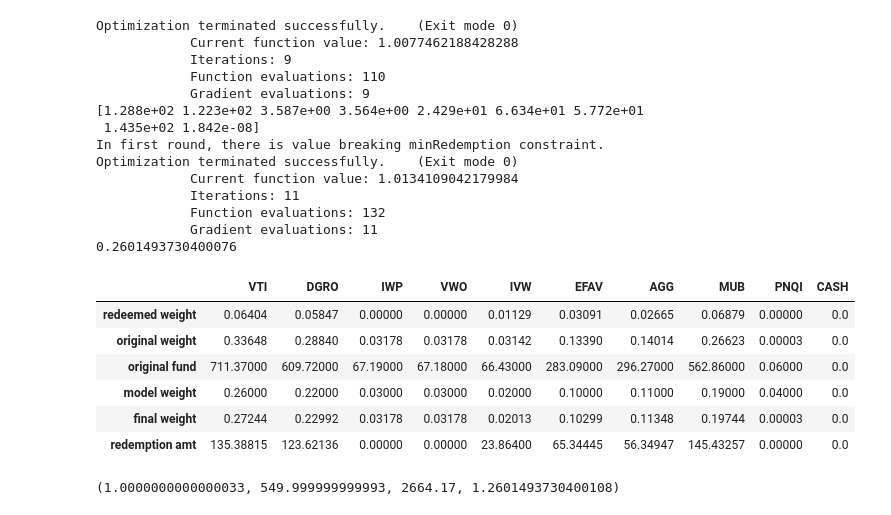
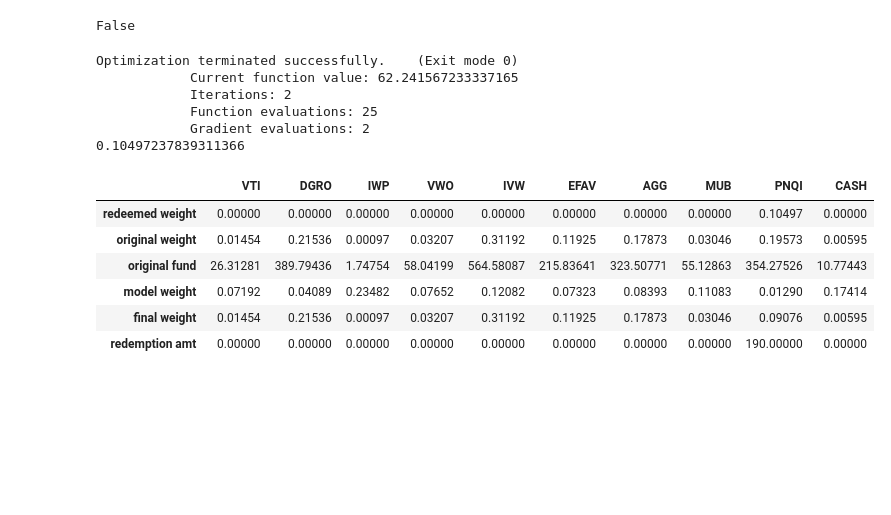
Before and after one commit to ukunliu/MODS203, a Jupyter notebook: invest.ipynb, the cells around one changed output. Cells and saved outputs as stored; diff of their text form; code cells hidden in the pictures; blank space fills up the shorter version.

```diff
--- a/invest.ipynb
+++ b/invest.ipynb
@@ -454,19 +463,3 @@ input = {
     }
   ]
 }
-# %%
-details = input["goals"][0]['goalDetails']
-ptfls = input["goals"][0]['modelPortfolioDetails']
-orderAmt = float(input["goals"][0]['orderAmount'])
-
-tcs = readDetail(details)
-pfs = readPtfls(ptfls)
-tcsComp = complete(tcs, pfs)
-
-fund = np.asarray([float(i.value) for i in tcsComp])
-fund.sum()
-a = [17.73, 9.84,11.89, 11.90, 0.00, 0.54, 10.60, 0.00, 37.50, 0.00] # initial invest
-x0 = np.array(a)/(fund.sum()+100) # initial weight
-mw = np.asarray([float(i.weight)+np.finfo(np.double).tiny for i in tcsComp])
-xn = x0 / mw
-# xn.sum()
@@ -476,0 +507,20 @@ orderAmt / (np.asarray([float(i.value) for i in tcsComp]).sum() + orderAmt)
+# %%
+tcsComp2 = copy.deepcopy(tcsComp)
+fund2 = 3000
+real_weight = np.random.dirichlet(np.ones(10))
+model_weight = np.random.dirichlet(np.ones(10))
+
+for ind, val in enumerate(tcsComp2):
+  val.value = fund2 * real_weight[ind]
+  val.units = val.value / val.marketprice
+  val.weight = model_weight[ind]
+# %%
+tcsComp3 = copy.deepcopy(tcsComp)
+fund3 = 2000
+real_weight = np.random.dirichlet(np.ones(10))
+model_weight = np.random.dirichlet(np.ones(10))
+
+for ind, val in enumerate(tcsComp3):
+  val.value = fund3 * real_weight[ind]
+  val.units = val.value / val.marketprice
+  val.weight = model_weight[ind]
@@ -630,8 +886,7 @@ def obj_disj(d_cw, currWeight, modelWeight, bnds, deltaWeight):
 # %%
-dist, cw, mw, iw, investAmt, fund, status  = investOptim(tcsComp, 17)
+dist, cw, mw, iw, investAmt, fund, status  = investOptim(tcsComp2, 4)
 df = pd.DataFrame([dist, cw, mw, iw, investAmt])
 df.columns = [i.ticker for i in tcsComp]
 df.index = ['invest weight', 'original weight', 'model weight', 'invested weight', 'topup amt']
-
 df.round(5)
 # %% [output]
@@ -665 +900,5 @@ print('a',n)
+# %%
+status
+# %% [output]
+False
 # %%
@@ -793,37 +1047,26 @@ def easy_redeem(nest_list, orderAmt):
       break
   return redemption, orderAmt
 # %%
-dist, cw, mw, rw, redemptAmt, fund, status  = redempt(tcsComp, 550)
+# 570 = 10 + 560
+dist, cw, mw, rw, redemptAmt, fund, status  = redempt(tcsComp3, 190)
 df = pd.DataFrame([dist, cw, fund, mw, rw, redemptAmt])
 df.columns = [i.ticker for i in tcsComp]
 df.index = ['redeemed weight', 'original weight', 'original fund', 'model weight', 'final weight', 'redemption amt']
 df.round(5)
 # %% [output]
 Optimization terminated successfully.    (Exit mode 0)
-            Current function value: 1.0077462188428288
-            Iterations: 9
-            Function evaluations: 110
-            Gradient evaluations: 9
-[1.288e+02 1.223e+02 3.587e+00 3.564e+00 2.429e+01 6.634e+01 5.772e+01
- 1.435e+02 1.842e-08]
-In first round, there is value breaking minRedemption constraint.
-Optimization terminated successfully.    (Exit mode 0)
-            Current function value: 1.0134109042179984
-            Iterations: 11
-            Function evaluations: 132
-            Gradient evaluations: 11
-0.2601493730400076
+            Current function value: 62.241567233337165
+            Iterations: 2
+            Function evaluations: 25
+            Gradient evaluations: 2
+0.10497237839311366
 |  | VTI | DGRO | IWP | VWO | IVW | EFAV | AGG | MUB | PNQI | CASH |
-| redeemed weight | 0.06404 | 0.05847 | 0.00000 | 0.00000 | 0.01129 | 0.03091 | 0.02665 | 0.06879 | 0.00000 | 0.0 |
-| original weight | 0.33648 | 0.28840 | 0.03178 | 0.03178 | 0.03142 | 0.13390 | 0.14014 | 0.26623 | 0.00003 | 0.0 |
-| original fund | 711.37000 | 609.72000 | 67.19000 | 67.18000 | 66.43000 | 283.09000 | 296.27000 | 562.86000 | 0.06000 | 0.0 |
-| model weight | 0.26000 | 0.22000 | 0.03000 | 0.03000 | 0.02000 | 0.10000 | 0.11000 | 0.19000 | 0.04000 | 0.0 |
-| final weight | 0.27244 | 0.22992 | 0.03178 | 0.03178 | 0.02013 | 0.10299 | 0.11348 | 0.19744 | 0.00003 | 0.0 |
-| redemption amt | 135.38815 | 123.62136 | 0.00000 | 0.00000 | 23.86400 | 65.34445 | 56.34947 | 145.43257 | 0.00000 | 0.0 |
+| redeemed weight | 0.00000 | 0.00000 | 0.00000 | 0.00000 | 0.00000 | 0.00000 | 0.00000 | 0.00000 | 0.10497 | 0.00000 |
+| original weight | 0.01454 | 0.21536 | 0.00097 | 0.03207 | 0.31192 | 0.11925 | 0.17873 | 0.03046 | 0.19573 | 0.00595 |
+| original fund | 26.31281 | 389.79436 | 1.74754 | 58.04199 | 564.58087 | 215.83641 | 323.50771 | 55.12863 | 354.27526 | 10.77443 |
+| model weight | 0.07192 | 0.04089 | 0.23482 | 0.07652 | 0.12082 | 0.07323 | 0.08393 | 0.11083 | 0.01290 | 0.17414 |
+| final weight | 0.01454 | 0.21536 | 0.00097 | 0.03207 | 0.31192 | 0.11925 | 0.17873 | 0.03046 | 0.09076 | 0.00595 |
+| redemption amt | 0.00000 | 0.00000 | 0.00000 | 0.00000 | 0.00000 | 0.00000 | 0.00000 | 0.00000 | 190.00000 | 0.00000 |
-# %%
-np.sum(df.T['final weight']), np.sum(df.T['redemption amt']), np.sum(df.T['original fund']), np.sum(df.T['original weight'])
-# %% [output]
-(1.0000000000000033, 549.999999999993, 2664.17, 1.2601493730400108)
 # %%
 relative_loss(mw, rw)
 # %% [output]
```
Also changed, not shown: parts of 49 cells of this notebook.
